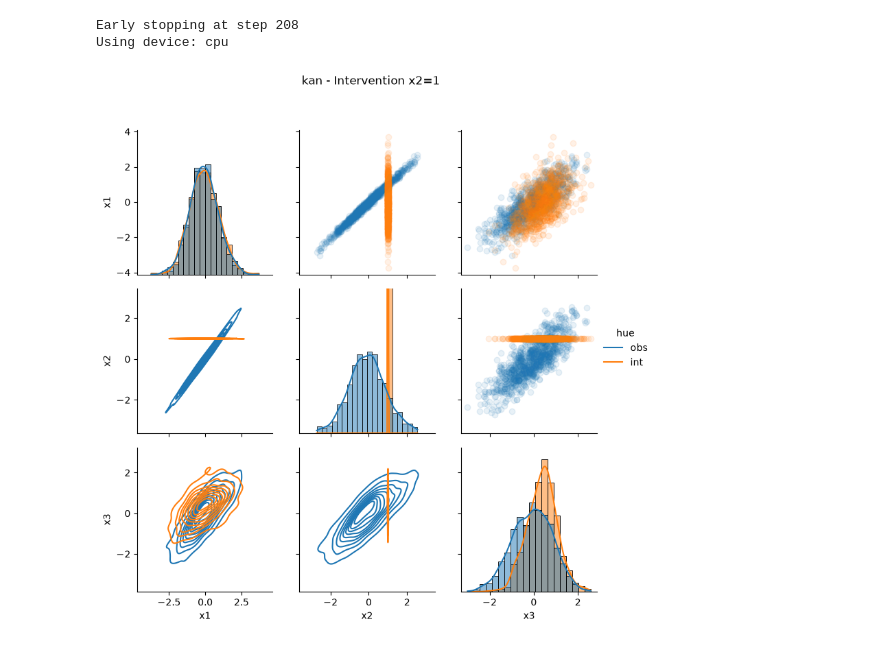
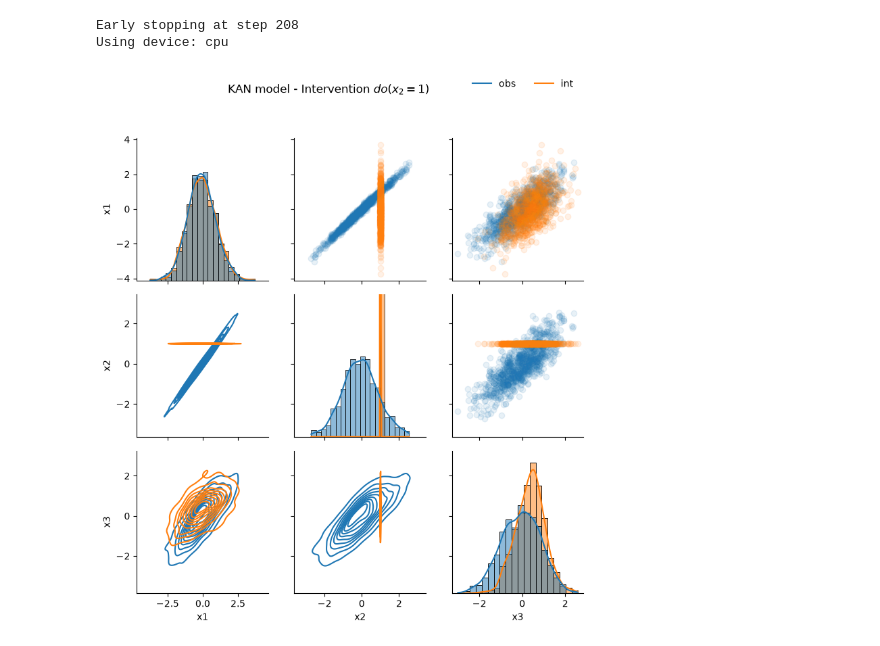
Before and after one commit to Claudia-Rodriguez2002/kacgm_hsic, a Jupyter notebook: notebooks/extras/interventional_example.ipynb, the cells around one changed output. Cells and saved outputs as stored; diff of their text form; code cells hidden in the pictures.

Commit message:
interventional example legend and title

```diff
--- a/notebooks/extras/interventional_example.ipynb
+++ b/notebooks/extras/interventional_example.ipynb
@@ -56,24 +56,26 @@ int_model = int_model[factual_eval.columns]
 # %%
 obs_plot = obs_model.copy()
 int_plot = int_model.copy()
 obs_plot['hue'] = 'obs'
 int_plot['hue'] = 'int'
 
 # x2 is pinned to a constant by the intervention; add a touch of noise so the KDE doesn't degenerate.
 int_plot['x2'] = int_plot['x2'] + 0.01 * np.random.randn(len(int_plot))
 
 data = pd.concat([obs_plot, int_plot], ignore_index=True)
 
 g = sns.PairGrid(data, hue='hue')
 g.map_upper(plt.scatter, alpha=0.1)
 g.map_lower(sns.kdeplot, common_norm=False)
 g.map_diag(sns.histplot, kde=True, stat='proportion', common_norm=False, bins=20)
-_ = g.add_legend()
+_ = g.add_legend(bbox_to_anchor=(0.62, 1.08), loc='center left', title='', ncol=2)
 
 for i in range(3):
             g.diag_axes[i].set_ylim((0, 0.2)) # NOTE: carefully adjust this to obtain meaningful plots, i.e., the intervention, being discrete, causes a mess
 
-g.figure.suptitle('kan - Intervention x2=1', y=1.08)
+g.figure.suptitle('KAN model - Intervention $do(x_2=1)$', y=1.08, x=0.4)
 plt.show()
+
+g.figure.savefig('interventional_example.pdf', bbox_inches='tight')
 # %% [output]
-[figure, old version]
+[figure, new version]
```
Also changed, not shown: 1 other file.
